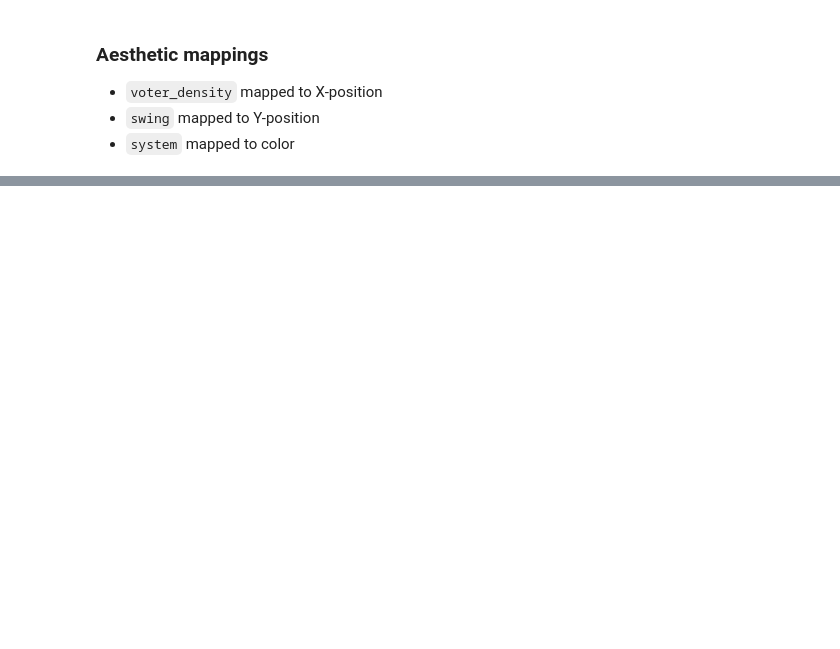
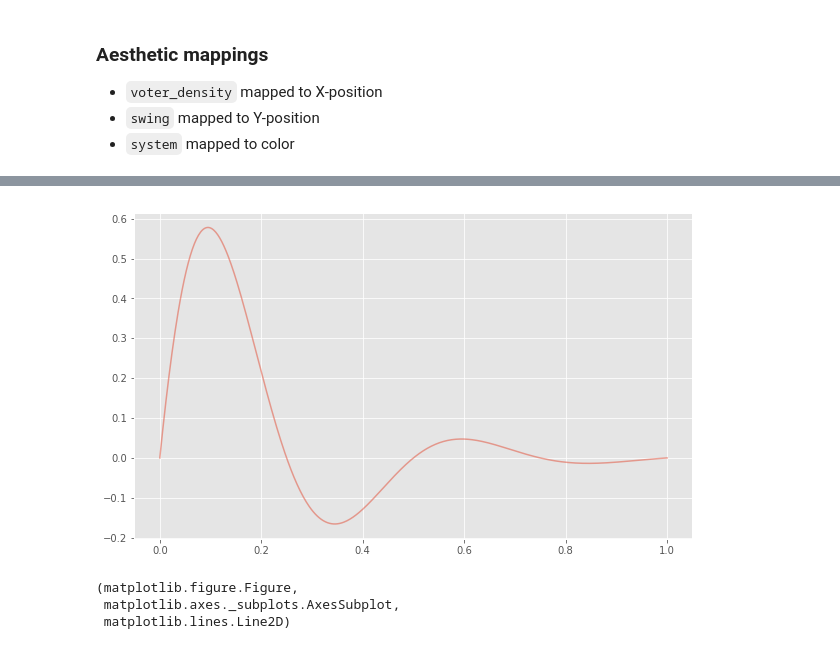
Before and after one commit to jsharpna/141Blectures, a Jupyter notebook: lecture13/lecture13.ipynb, the cells around one changed output, grey strips where cells are left out. Cells and saved outputs as stored; diff of their text form; code cells hidden in the pictures; blank space fills up the shorter version.

```diff
--- a/lecture13/lecture13.ipynb
+++ b/lecture13/lecture13.ipynb
@@ -120,0 +141,19 @@ ModuleNotFoundError: No module named 'Plotnine'
+# %%
+plt.plot(x, y)
+
+fig = plt.gcf() # get current figure
+ax, = fig.axes # get axes for that figure
+li = ax.lines[0] # get line (inherited from Artist)
+li.set_alpha(.5) # set alpha for that line
+
+plt.show()
+# %% [output]
+[figure, added]
+# %%
+## The types of these objects
+
+type(fig), type(ax), type(li)
+# %% [output]
+(matplotlib.figure.Figure,
+ matplotlib.axes._subplots.AxesSubplot,
+ matplotlib.lines.Line2D)
```
Also changed, not shown: parts of 24 cells of this notebook, 2 other files.
